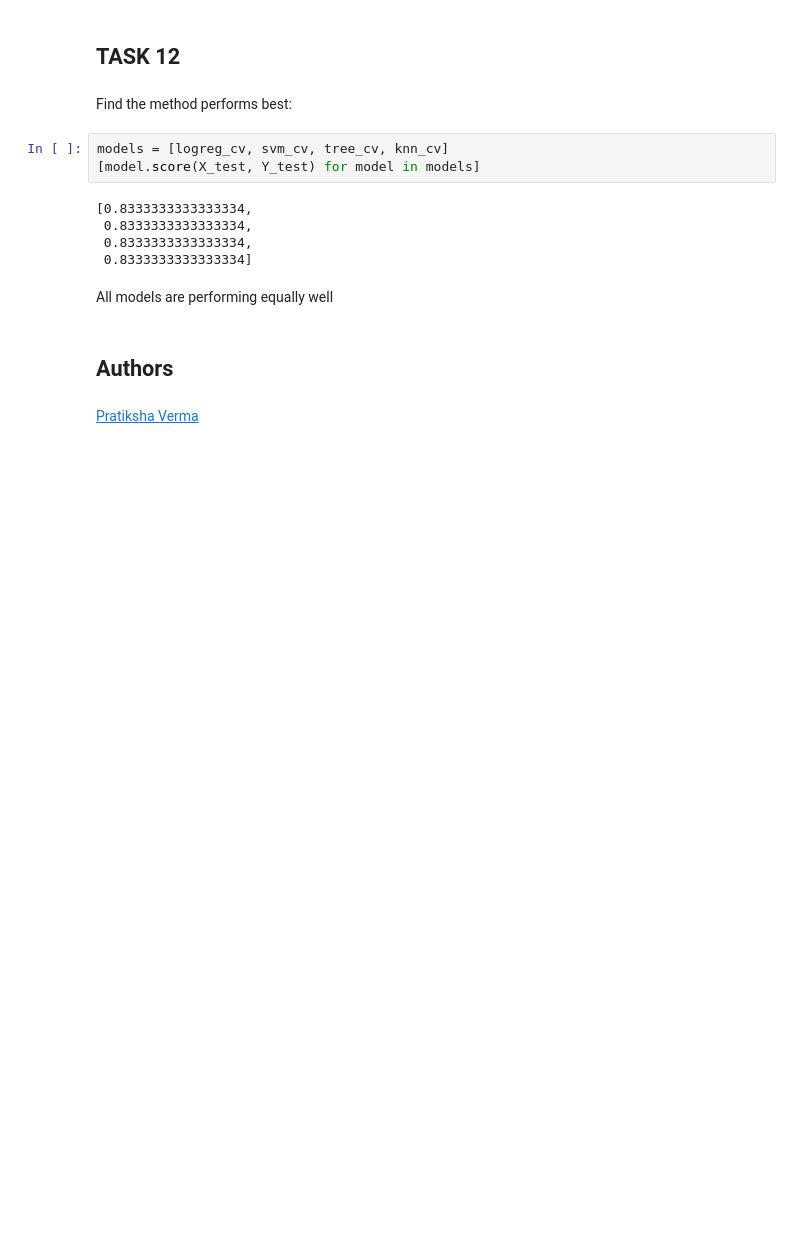
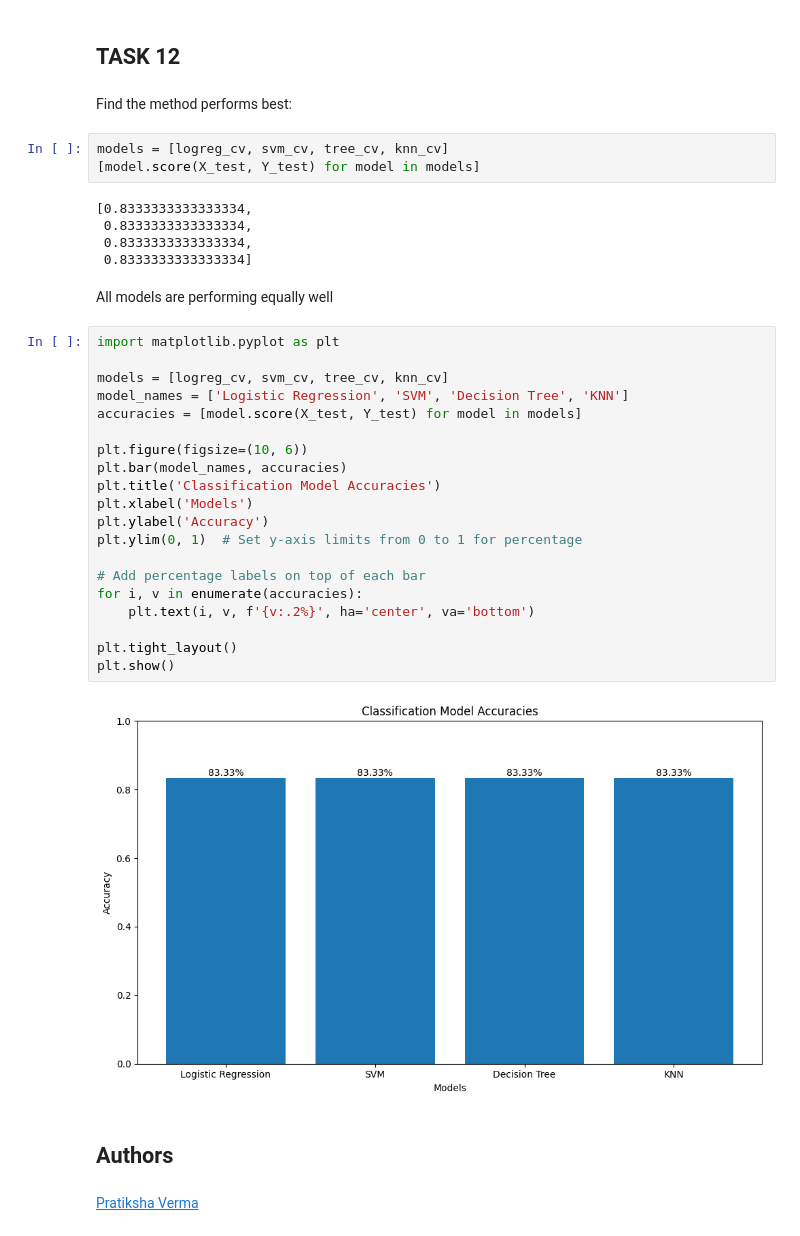
Before and after one commit to abc4322/Coursera, a Jupyter notebook: Capstone Project/SpaceX_Machine Learning Prediction_Part_5.ipynb, the cells around one changed output. Drawn from its saved outputs; the diff is of its cells as text; blank space fills up the shorter version.

Commit message:
added bar chart of model performance

```diff
--- a/Capstone Project/SpaceX_Machine Learning Prediction_Part_5.ipynb
+++ b/Capstone Project/SpaceX_Machine Learning Prediction_Part_5.ipynb
@@ -343,6 +343,28 @@ models = [logreg_cv, svm_cv, tree_cv, knn_cv]
  0.8333333333333334]
 # %% [markdown]
 All models are performing equally well
+# %%
+import matplotlib.pyplot as plt
+
+models = [logreg_cv, svm_cv, tree_cv, knn_cv]
+model_names = ['Logistic Regression', 'SVM', 'Decision Tree', 'KNN']
+accuracies = [model.score(X_test, Y_test) for model in models]
+
+plt.figure(figsize=(10, 6))
+plt.bar(model_names, accuracies)
+plt.title('Classification Model Accuracies')
+plt.xlabel('Models')
+plt.ylabel('Accuracy')
+plt.ylim(0, 1)  # Set y-axis limits from 0 to 1 for percentage
+
+# Add percentage labels on top of each bar
+for i, v in enumerate(accuracies):
+    plt.text(i, v, f'{v:.2%}', ha='center', va='bottom')
+
+plt.tight_layout()
+plt.show()
+# %% [output]
+[figure, added]
 # %% [markdown]
 ## Authors
 # %% [markdown]
```
